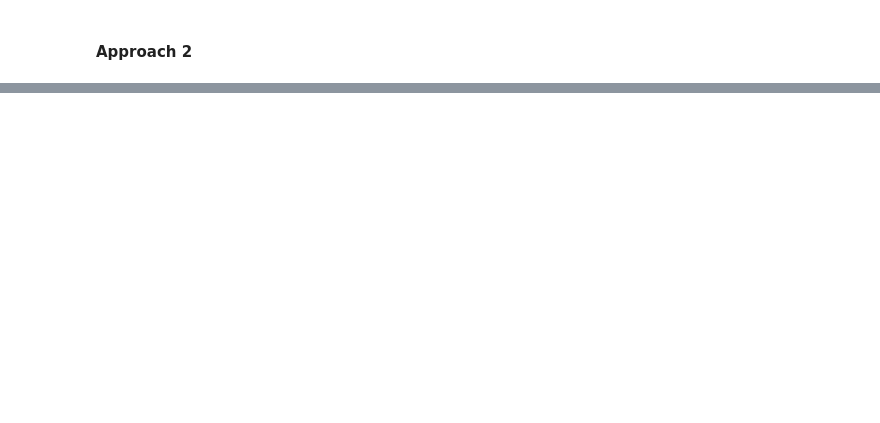
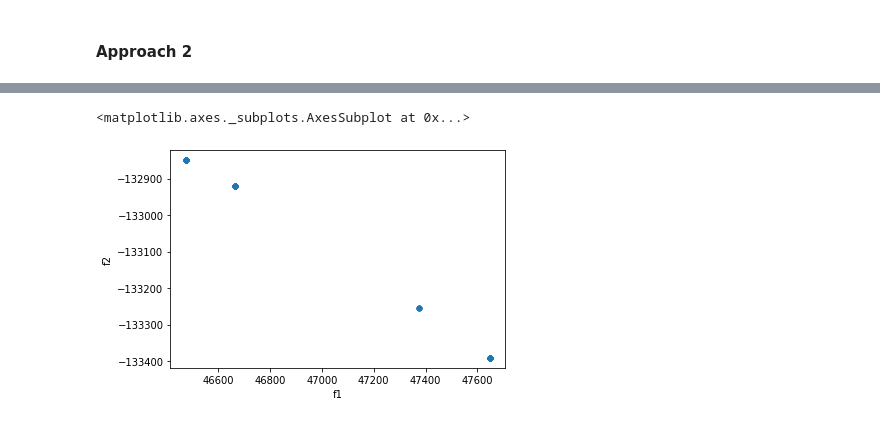
Before and after one commit to robertosgpontes/omse, a Jupyter notebook: main.ipynb, the cells around one changed output, grey strips where cells are left out. Drawn from its saved outputs; the diff is of its cells as text; code cells hidden in the pictures; blank space fills up the shorter version.

```diff
--- a/main.ipynb
+++ b/main.ipynb
@@ -397,0 +513,15 @@ df_solution_sig_06.plot.scatter(x='iter', y='obj_value')
+# %%
+# Variáveis do modelo
+
+C = np.array([[8.5042,  0.1562 ,  4.8758,  0.3215],
+              [7.389, 8.144, 7.389, 21.112]])
+
+A = np.array([  [1, 0, 0, 0],
+                [0, 0, 1, 0],
+                [0, 0, 0, 1],
+                [1, 0, 1, 0],
+                [1, 1, 1, 1],
+                [1, 0, 0, 0],
+                [0, 1, 0, 0]])
+
+b = np.array([[2115],[237],[207],[2352],[13032],[561],[10550]])
@@ -397,0 +583,2 @@ df_solution_sig_06.plot.scatter(x='iter', y='obj_value')
+# %%
+alpha_lin = np.linspace(0, 1, NUM_ITER)
@@ -397,0 +590,2 @@ df_solution_sig_06.plot.scatter(x='iter', y='obj_value')
+# %%
+df_solution_lin = run_models(alpha_lin, C, A, b)
@@ -397,0 +658,5 @@ df_solution_sig_06.plot.scatter(x='iter', y='obj_value')
+# %%
+df_solution_lin.plot.scatter(x='f1', y='f2')
+# %% [output]
+<matplotlib.axes._subplots.AxesSubplot at 0x...>
+[figure, added]
```
Also changed, not shown: parts of 48 cells of this notebook.
